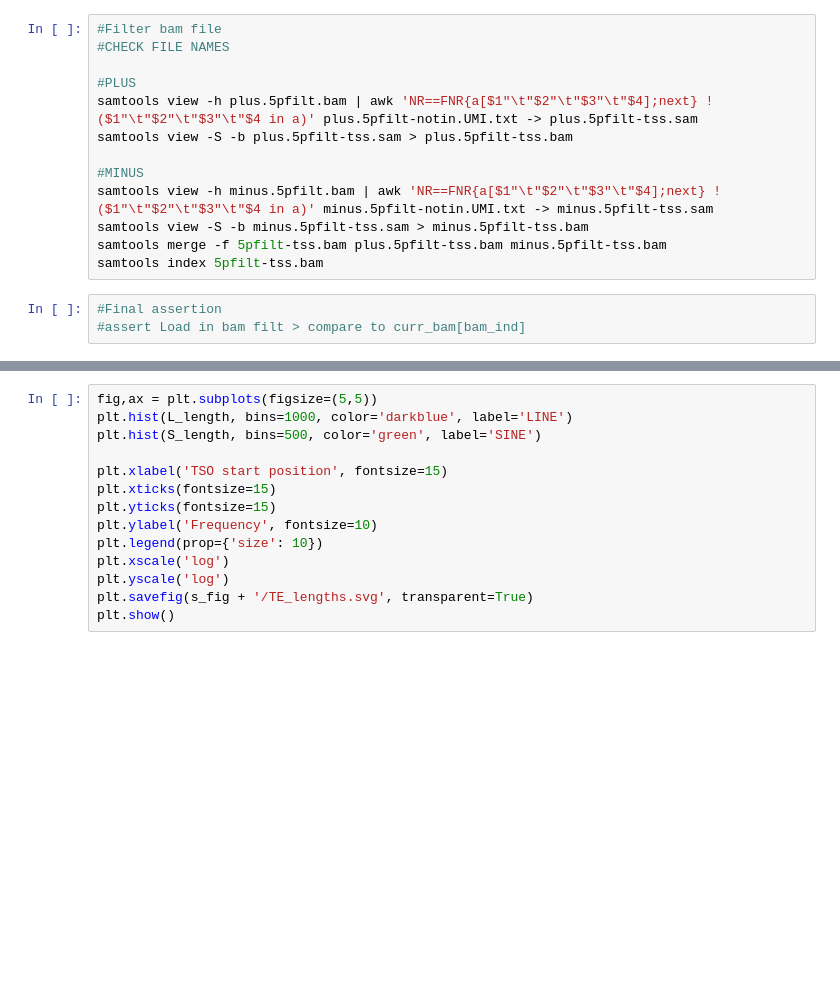
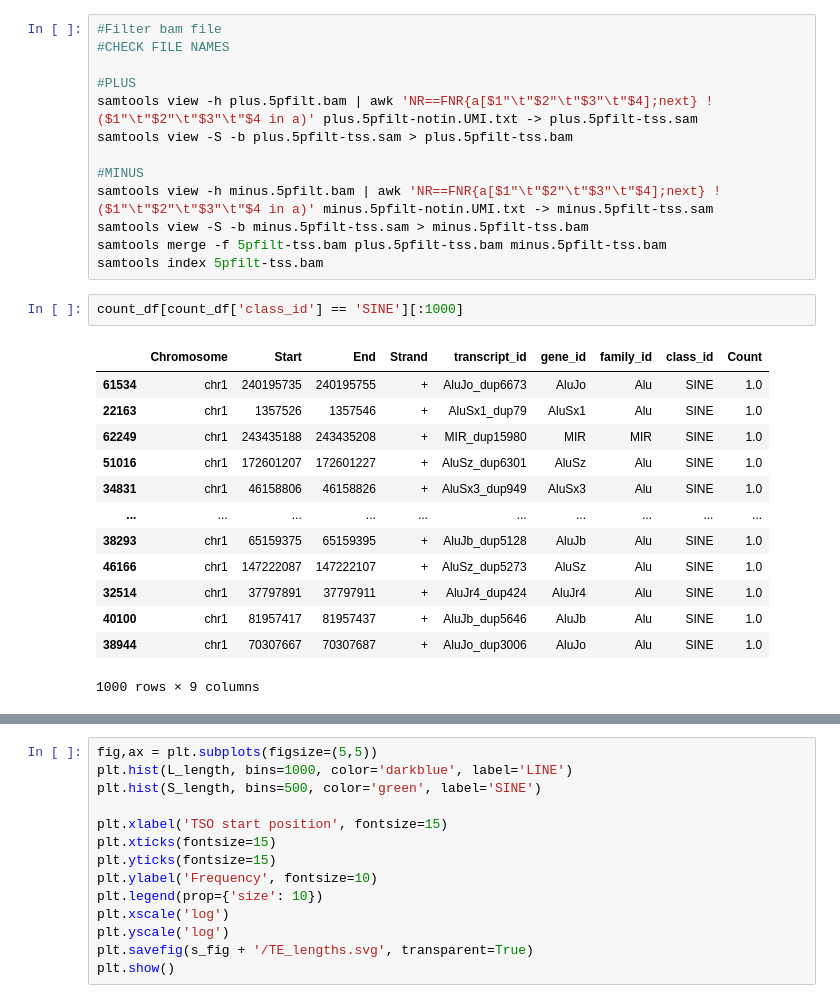
Before and after one commit to dmnburrows/line1_ageing, a Jupyter notebook: te_rna.ipynb, the cells around one changed output, grey strips where cells are left out. Drawn from its saved outputs; the diff is of its cells as text; blank space fills up the shorter version.

```diff
--- a/te_rna.ipynb
+++ b/te_rna.ipynb
@@ -511,6 +521,19 @@ samtools view -h minus.5pfilt.bam | awk 'NR==FNR{a[$1"\t"$2"\t"$3"\t"$4];next} !
 samtools view -S -b minus.5pfilt-tss.sam > minus.5pfilt-tss.bam
 samtools merge -f 5pfilt-tss.bam plus.5pfilt-tss.bam minus.5pfilt-tss.bam
 samtools index 5pfilt-tss.bam
-# %%
-#Final assertion
-#assert Load in bam filt > compare to curr_bam[bam_ind]
+# %%
+count_df[count_df['class_id'] == 'SINE'][:1000]
+# %% [output]
+|  | Chromosome | Start | End | Strand | transcript_id | gene_id | family_id | class_id | Count |
+| 61534 | chr1 | 240195735 | 240195755 | + | AluJo_dup6673 | AluJo | Alu | SINE | 1.0 |
+| 22163 | chr1 | 1357526 | 1357546 | + | AluSx1_dup79 | AluSx1 | Alu | SINE | 1.0 |
+| 62249 | chr1 | 243435188 | 243435208 | + | MIR_dup15980 | MIR | MIR | SINE | 1.0 |
+| 51016 | chr1 | 172601207 | 172601227 | + | AluSz_dup6301 | AluSz | Alu | SINE | 1.0 |
+| 34831 | chr1 | 46158806 | 46158826 | + | AluSx3_dup949 | AluSx3 | Alu | SINE | 1.0 |
+| ... | ... | ... | ... | ... | ... | ... | ... | ... | ... |
+| 38293 | chr1 | 65159375 | 65159395 | + | AluJb_dup5128 | AluJb | Alu | SINE | 1.0 |
+| 46166 | chr1 | 147222087 | 147222107 | + | AluSz_dup5273 | AluSz | Alu | SINE | 1.0 |
+| 32514 | chr1 | 37797891 | 37797911 | + | AluJr4_dup424 | AluJr4 | Alu | SINE | 1.0 |
+| 40100 | chr1 | 81957417 | 81957437 | + | AluJb_dup5646 | AluJb | Alu | SINE | 1.0 |
+| 38944 | chr1 | 70307667 | 70307687 | + | AluJo_dup3006 | AluJo | Alu | SINE | 1.0 |
+1000 rows × 9 columns
```
Also changed, not shown: parts of 5 cells of this notebook.
